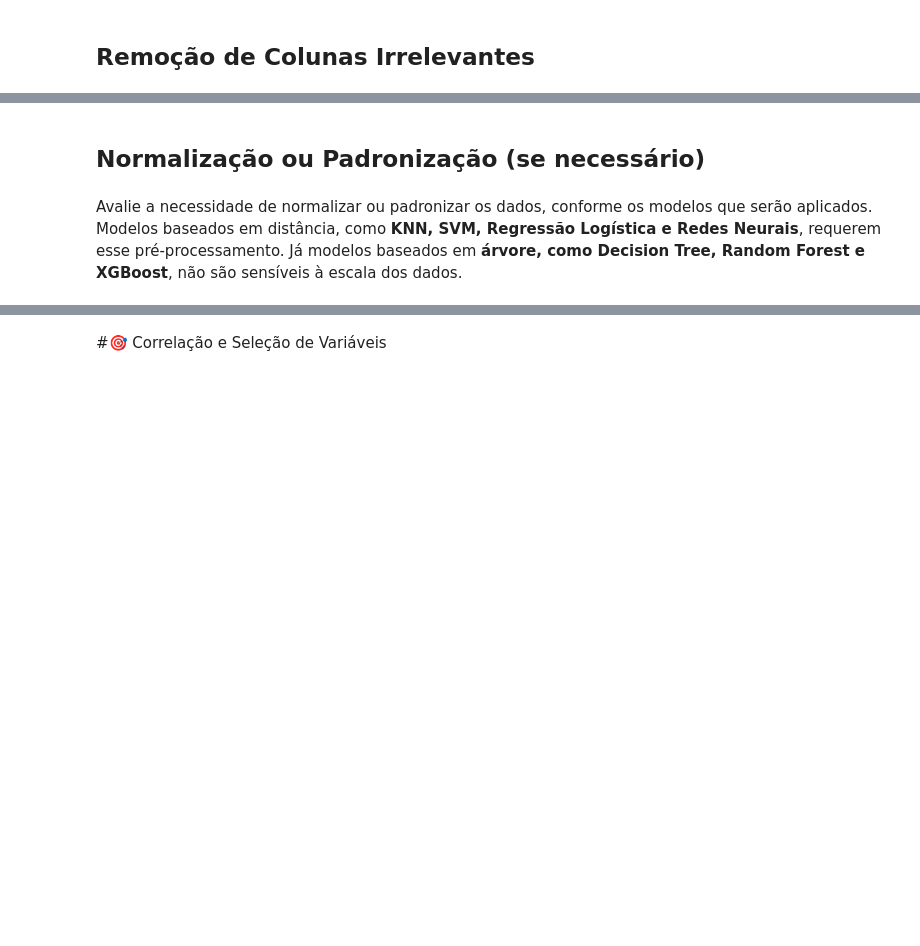
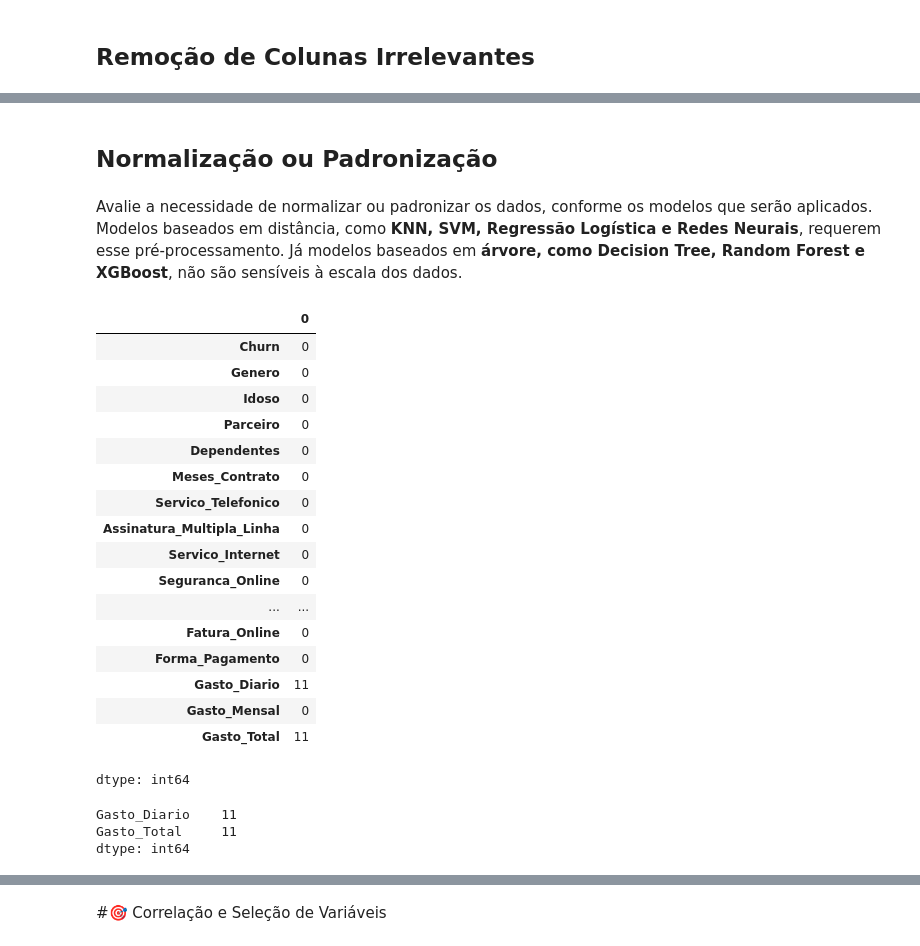
Before and after one commit to rodrigosergiosilva/challenge-telecom-x-2, a Jupyter notebook: TelecomX_Parte2_BR.ipynb, the cells around one changed output, grey strips where cells are left out. Saved outputs shown, nothing was run; the diff lists cells and outputs as text; code cells hidden in the pictures; blank space fills up the shorter version.

Commit message:
Preparação dos Dados - Normalização ou Padronização

```diff
--- a/TelecomX_Parte2_BR.ipynb
+++ b/TelecomX_Parte2_BR.ipynb
@@ -43,4 +48,33 @@ dados = dados.drop(columns='ID_Cliente')
 # %% [markdown]
-## Normalização ou Padronização (se necessário)
+## Normalização ou Padronização
 # %% [markdown]
 Avalie a necessidade de normalizar ou padronizar os dados, conforme os modelos que serão aplicados. Modelos baseados em distância, como **KNN, SVM, Regressão Logística e Redes Neurais**, requerem esse pré-processamento. Já modelos baseados em **árvore, como Decision Tree, Random Forest e XGBoost**, não são sensíveis à escala dos dados.
+# %%
+# Mostra a quantidade de valores nulos (NaN) em cada coluna
+dados.isnull().sum()
+# %% [output]
+|  | 0 |
+| Churn | 0 |
+| Genero | 0 |
+| Idoso | 0 |
+| Parceiro | 0 |
+| Dependentes | 0 |
+| Meses_Contrato | 0 |
+| Servico_Telefonico | 0 |
+| Assinatura_Multipla_Linha | 0 |
+| Servico_Internet | 0 |
+| Seguranca_Online | 0 |
+| ... | ... |
+| Fatura_Online | 0 |
+| Forma_Pagamento | 0 |
+| Gasto_Diario | 11 |
+| Gasto_Mensal | 0 |
+| Gasto_Total | 11 |
+dtype: int64
+# %%
+# Exibe especificamente a quantidade de valores nulos nas colunas 'Gasto_Diario' e 'Gasto_Total'
+print(dados[['Gasto_Diario', 'Gasto_Total']].isnull().sum())
+# %% [output]
+Gasto_Diario    11
+Gasto_Total     11
+dtype: int64
```
Also changed, not shown: parts of 19 cells of this notebook.
